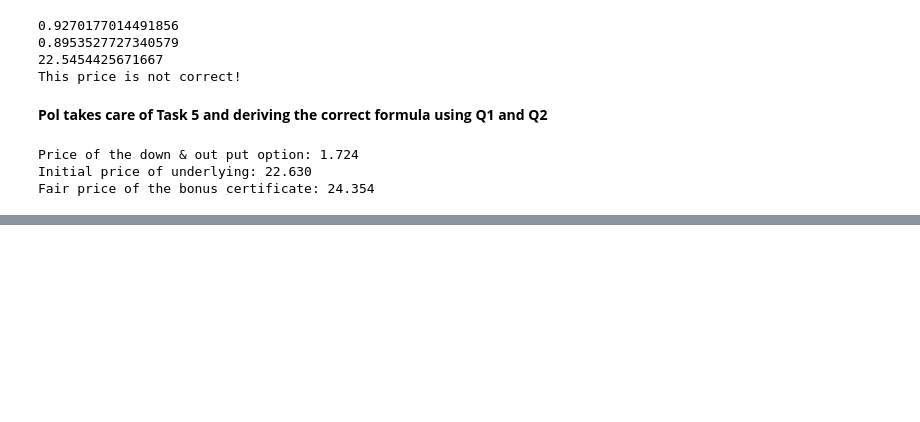
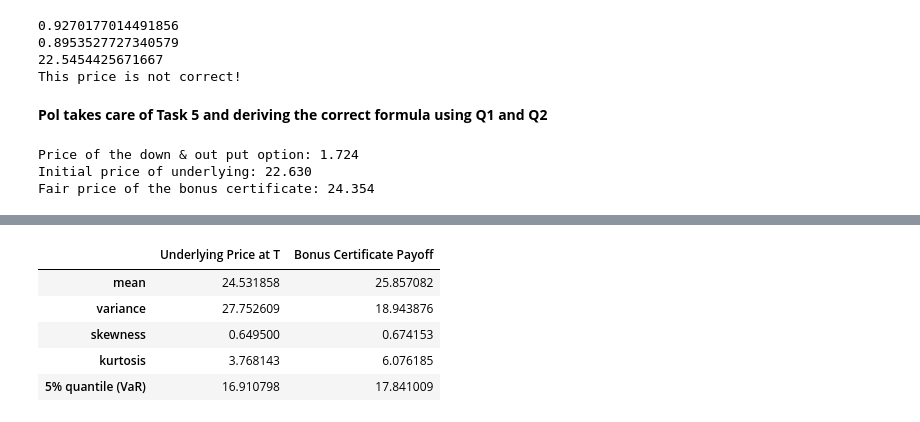
Before and after one commit to manuelgonzalzz/bonus-certificate, a Jupyter notebook: manuel.ipynb, the cells around one changed output, grey strips where cells are left out. Cells and saved outputs as stored; diff of their text form; code cells hidden in the pictures; blank space fills up the shorter version.

```diff
--- a/manuel.ipynb
+++ b/manuel.ipynb
@@ -525,0 +621,32 @@ Estimator of Risk Neutral Price of Basic Bonus: 24.254
+# %%
+PT = []
+payoffs = []
+for _ in tqdm(range(1_000_000)):
+    _,Pt = PriceProcess(T,P0,sigma,b)
+    PT.append(Pt[-1])
+    payoff,hit = Payoff(Pt,H,B)
+    payoffs.append(payoff)
+
+PT = np.array(PT)
+payoffs = np.array(payoffs)
+
+def compute_stats(X: np.array):
+    mean = np.mean(X)
+    std = np.std(X)
+    return {
+        'mean': mean,
+        'variance': np.var(X),
+        'skewness': np.mean(((X - mean) / std)**3),
+        'kurtosis': np.mean(((X - mean) / std)**4),
+        '5% quantile (VaR)': np.quantile(X, 0.05)
+    }
+
+pd.DataFrame([compute_stats(PT),compute_stats(payoffs)],
+             index=['Underlying Price at T','Bonus Certificate Payoff']).T
+# %% [output]
+|  | Underlying Price at T | Bonus Certificate Payoff |
+| mean | 24.531858 | 25.857082 |
+| variance | 27.752609 | 18.943876 |
+| skewness | 0.649500 | 0.674153 |
+| kurtosis | 3.768143 | 6.076185 |
+| 5% quantile (VaR) | 16.910798 | 17.841009 |
```
Also changed, not shown: parts of 11 cells of this notebook.
